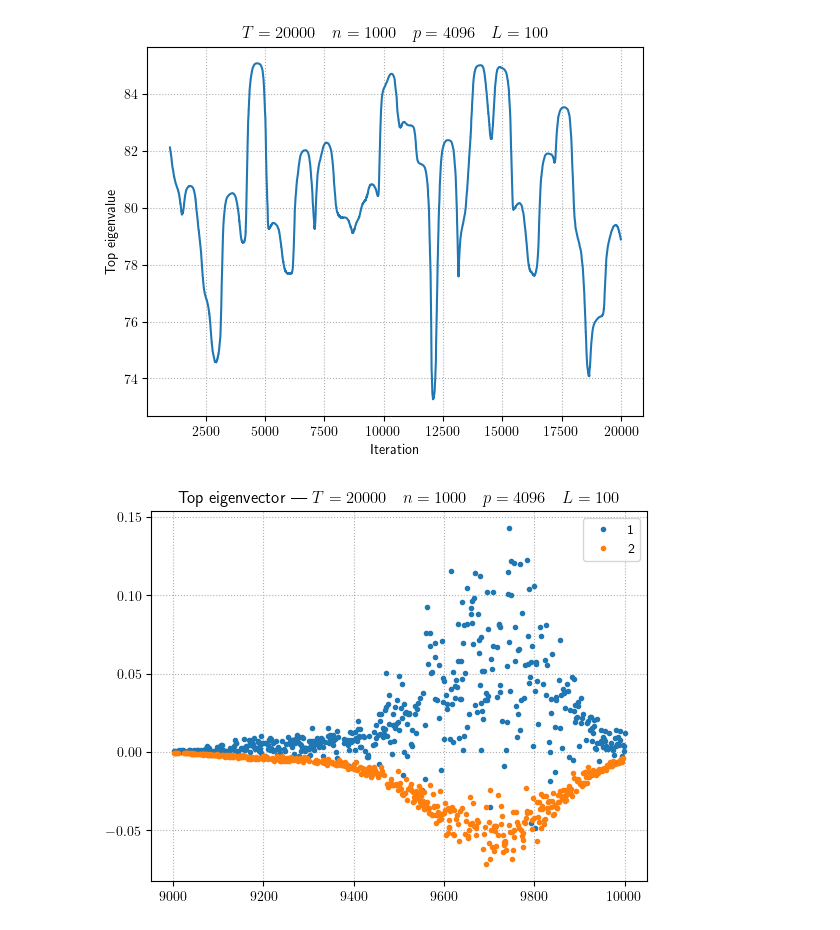
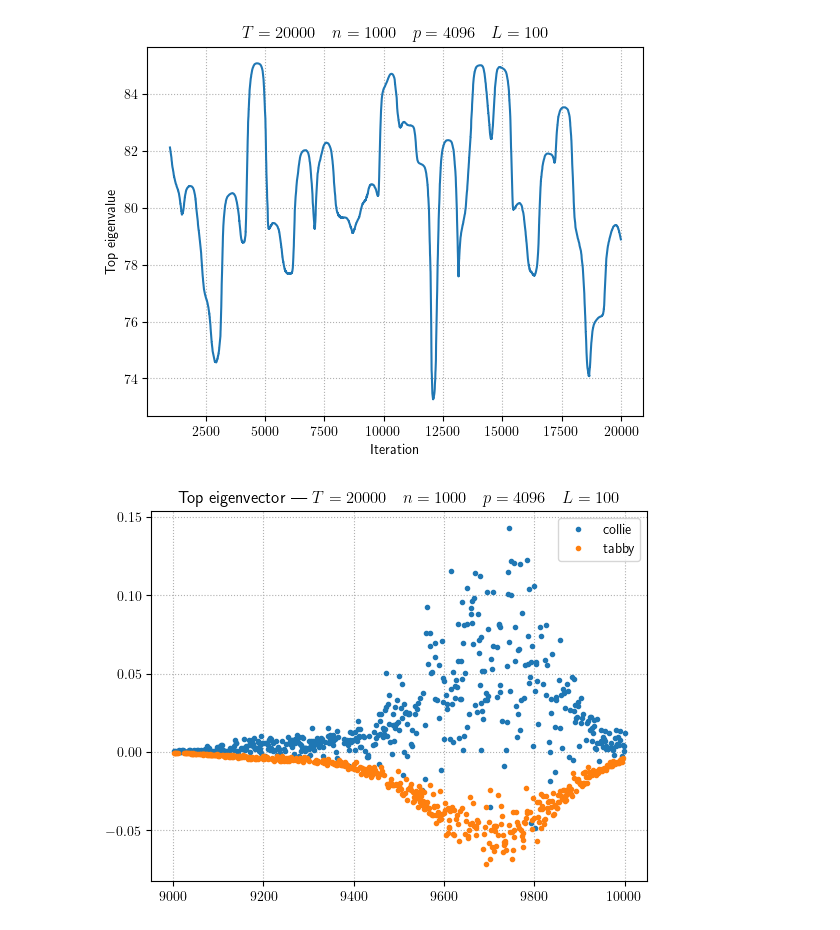
Before and after one commit to HugoLebeau/online_learning, a Jupyter notebook: Streaming tabby-collie.ipynb, the cells around one changed output. Drawn from its saved outputs; the diff is of its cells as text; code cells hidden in the pictures.

```diff
--- a/Streaming tabby-collie.ipynb
+++ b/Streaming tabby-collie.ipynb
@@ -93,15 +93,15 @@ plt.show()
 # %%
 t = T//2
 
 x = np.arange(max(0, t-n+1), max(n, t+1))
 for j in range(k):
     color = 'C'+str(j)
     cl = (true_partition[max(0, t-n+1):t+1] == j)
     cl = np.append(cl, np.zeros(max(0, n-t-1), dtype=bool))
-    plt.plot(x[cl], w[t, cl], ls='', marker='.', c=color, label=j+1, zorder=2)
+    plt.plot(x[cl], w[t, cl], ls='', marker='.', c=color, label=classes[j], zorder=2)
 plt.grid(ls=':')
 plt.title("Top eigenvector | "+setting)
 plt.legend()
 plt.show()
 # %% [output]
-[figure, old version]
+[figure, new version]
```
Also changed, not shown: parts of 1 cell of this notebook, 2 other files.
